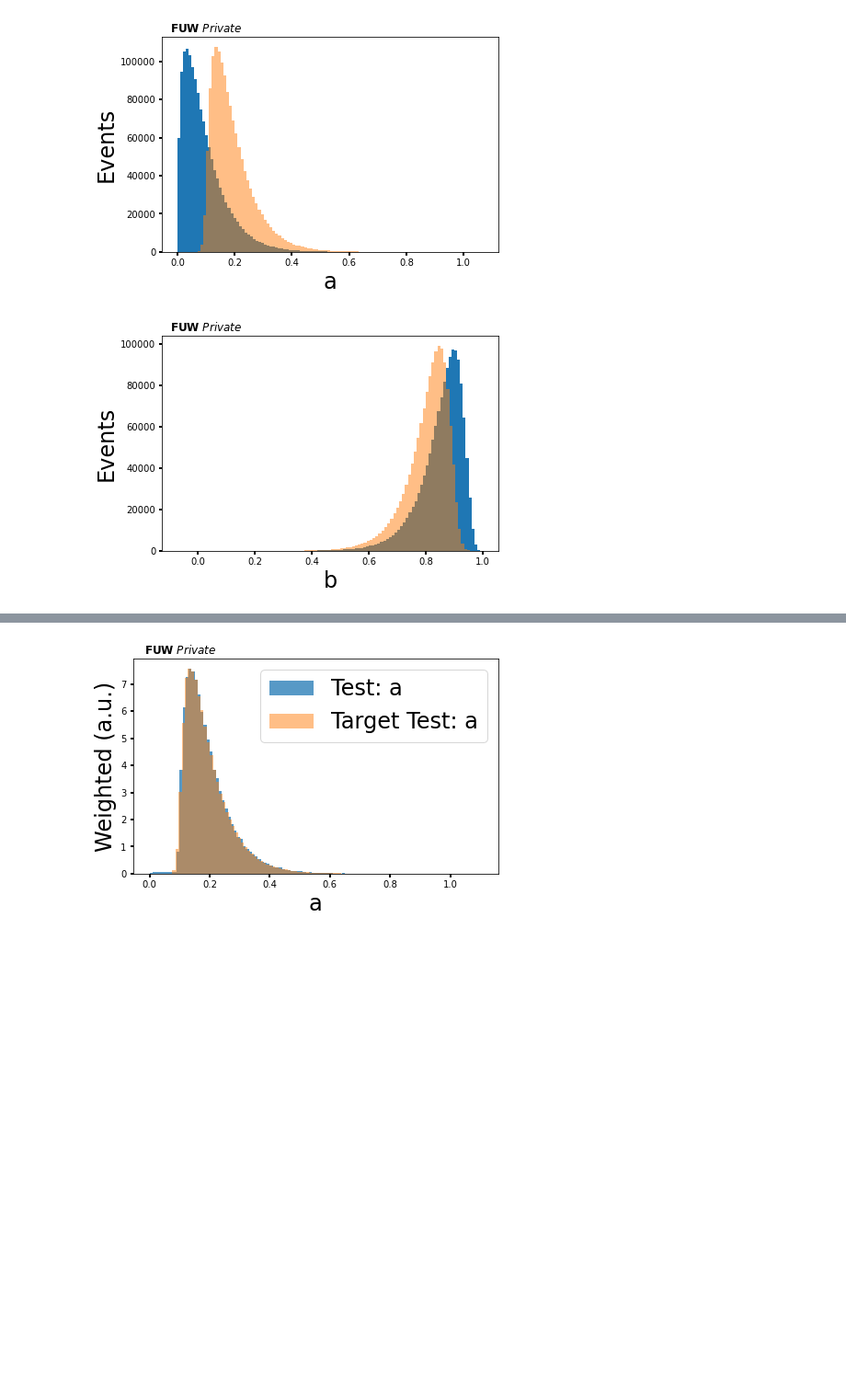
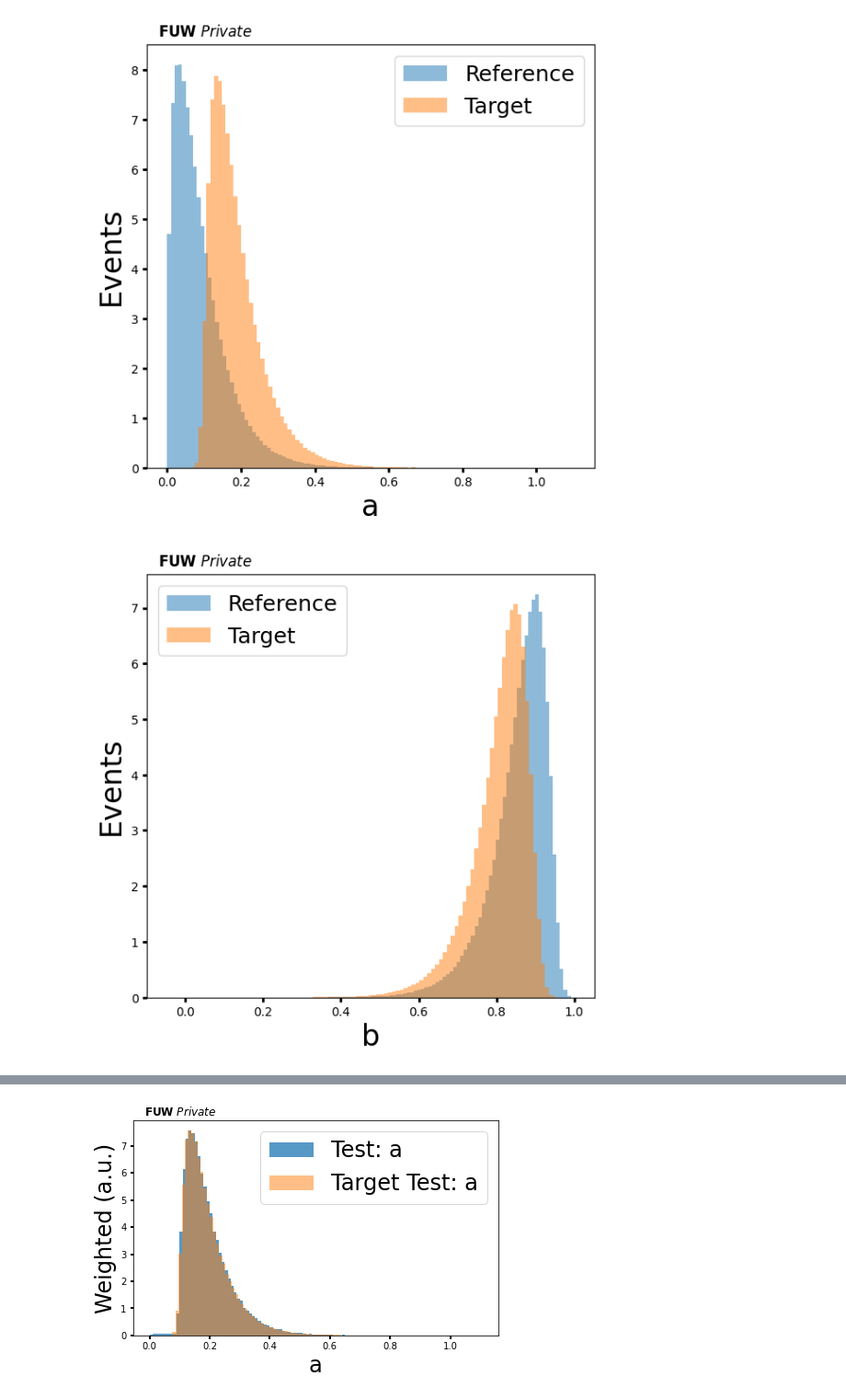
Before and after one commit to mumuhamm/ForNotLevelOne, a Jupyter notebook: Exercise06/samplePreparation.ipynb, the cells around one changed output, grey strips where cells are left out. Shown at 92% size. Cells and saved outputs as stored; diff of their text form; code cells hidden in the pictures; blank space fills up the shorter version.

Commit message:
update plots for final slides

```diff
--- a/Exercise06/samplePreparation.ipynb
+++ b/Exercise06/samplePreparation.ipynb
@@ -38,13 +40,17 @@ sample1 = MinMaxScaler((0, 1)).fit_transform(sample1.reshape(-1, 1)).reshape(-1)
 sample1_target = sample1 + 0.1 + 0.01 * np.random.normal(size=sample1.shape)
 sample1_train, sample1_test = train_test_split(sample1, test_size=0.3)
 sample1_target_train, sample1_target_test = train_test_split(sample1_target, test_size=0.3)
-plt.hist(sample1_train, bins=100)
-plt.hist(sample1_target_train, bins=100, alpha=0.5)
+plt.figure(figsize=(6, 6))
+plt.hist(sample1_train,label='Reference', bins=100,density=1, alpha=0.5)
+plt.hist(sample1_target_train, label='Target', bins=100, alpha=0.5,density=1)
 plt.text(0.13, 1.02, r'$\mathbf{FUW}$ $\mathit{Private}$', transform=plt.gca().transAxes, fontsize=12, ha='center', bbox=dict(facecolor='none', edgecolor='none', boxstyle='square'))
-plt.tight_layout()
 plt.xlabel('a', fontsize=24)
 plt.ylabel('Events', fontsize=24)
+plt.tight_layout()
 plt.tick_params(width=2, grid_alpha=0.5)
+plt.legend(markerscale=50)
+plt.legend(loc='best')
+plt.legend(fontsize=18)
 plt.savefig('sample_a.pdf', bbox_inches='tight')
 plt.savefig('sample_a.png', dpi=300, bbox_inches='tight')
 plt.show()
@@ -57,13 +63,17 @@ sample2 = MinMaxScaler((0, 1)).fit_transform(sample2.reshape(-1, 1)).reshape(-1)
 sample2_target = sample2 - 0.05 + 0.01 * np.random.normal(size=sample2.shape)
 sample2_train, sample2_test = train_test_split(sample2, test_size=0.3)
 sample2_target_train, sample2_target_test = train_test_split(sample2_target, test_size=0.3)
-plt.hist(sample2_train, bins=100)
-plt.hist(sample2_target_train, bins=100, alpha=0.5)
+plt.figure(figsize=(6, 6))
+plt.hist(sample2_train, label='Reference', bins=100,density=1, alpha=0.5)
+plt.hist(sample2_target_train, label='Target', bins=100,density=1, alpha=0.5)
 plt.text(0.13, 1.02, r'$\mathbf{FUW}$ $\mathit{Private}$', transform=plt.gca().transAxes, fontsize=12, ha='center', bbox=dict(facecolor='none', edgecolor='none', boxstyle='square'))
-plt.tight_layout()
 plt.xlabel('b', fontsize=24)
 plt.ylabel('Events', fontsize=24)
+plt.tight_layout()
 plt.tick_params(width=2, grid_alpha=0.5)
+plt.legend(markerscale=50)
+plt.legend(loc='best')
+plt.legend(fontsize=18)
 plt.savefig('sample_b.pdf', bbox_inches='tight')
 plt.savefig('sample_b.png', dpi=300, bbox_inches='tight')
 plt.show()
@@ -75,39 +85,49 @@ sample3_target = QuantileTransformer(output_distribution='normal').fit_transform
 sample3_target = MinMaxScaler((0, 1)).fit_transform(sample3_target.reshape(-1, 1)).reshape(-1)
 sample3_train, sample3_test = train_test_split(sample3, test_size=0.3)
 sample3_target_train, sample3_target_test = train_test_split(sample3_target, test_size=0.3)
-plt.hist(sample3_train, bins=100)
-plt.hist(sample3_target_train, bins=100, alpha=0.5)
+plt.figure(figsize=(6, 6))
+plt.hist(sample3_train, label='Reference', bins=100,density=1)
+plt.hist(sample3_target_train, label='Target', bins=100,density=1, alpha=0.5)
 plt.text(0.13, 1.02, r'$\mathbf{FUW}$ $\mathit{Private}$', transform=plt.gca().transAxes, fontsize=12, ha='center', bbox=dict(facecolor='none', edgecolor='none', boxstyle='square'))
-plt.tight_layout()
 plt.xlabel('x', fontsize=24)
 plt.ylabel('Events', fontsize=24)
+plt.tight_layout()
 plt.tick_params(width=2, grid_alpha=0.5)
+plt.legend(markerscale=50)
+plt.legend(loc='best')
+plt.legend(fontsize=18)
 plt.savefig('sample_x.pdf', bbox_inches='tight')
 plt.savefig('sample_x.png', dpi=300, bbox_inches='tight')
 plt.show()
 
 
 sample4 = np.log1p(sample1) + np.log1p(sample2) - np.log1p(sample1 * sample2) + 0.05
 sample4 = MinMaxScaler((0, 1)).fit_transform(sample4.reshape(-1, 1)).reshape(-1)
 sample4_target = np.log1p(sample1_target) + np.log1p(sample2_target) - np.log1p(sample1_target * sample2_target) + 0.05
 sample4_target = QuantileTransformer(output_distribution='normal').fit_transform(sample4_target.reshape(-1, 1)).reshape(-1)
 sample4_target = MinMaxScaler((0, 1)).fit_transform(sample4_target.reshape(-1, 1)).reshape(-1)
 sample4_train, sample4_test = train_test_split(sample4, test_size=0.3)
 sample4_target_train, sample4_target_test = train_test_split(sample4_target, test_size=0.3)
-plt.hist(sample4_train, bins=100)
-plt.hist(sample4_target_train, bins=100, alpha=0.5)
+plt.figure(figsize=(6, 6))
+plt.hist(sample4_train, label='Reference', bins=100,density=1, alpha=0.5)
+plt.hist(sample4_target_train, label='Target', bins=100,density=1, alpha=0.5)
+plt.text(0.13, 1.02, r'$\mathbf{FUW}$ $\mathit{Private}$', transform=plt.gca().transAxes, fontsize=12, ha='center', bbox=dict(facecolor='none', edgecolor='none', boxstyle='square'))
 plt.xlabel('y', fontsize=24)
 plt.ylabel('Events', fontsize=24)
+plt.tight_layout()
 plt.tick_params(width=2, grid_alpha=0.5)
+plt.legend(markerscale=50)
+plt.legend(loc='best')
+plt.legend(fontsize=18)
 plt.savefig('sample_y.pdf', bbox_inches='tight')
 plt.savefig('sample_y.png', dpi=300, bbox_inches='tight')
 plt.show()
 
 df = pd.DataFrame({'a': sample1_train, 'b': sample2_train, 'x': sample3_train, 'y': sample4_train})
 df_target = pd.DataFrame({'a': sample1_target_train, 'b': sample2_target_train, 'x': sample3_target_train, 'y': sample4_target_train})
 
 df_test = pd.DataFrame({'a': sample1_test, 'b': sample2_test, 'x': sample3_test, 'y': sample4_test})
 df_target_test = pd.DataFrame({'a': sample1_target_test, 'b': sample2_target_test, 'x': sample3_target_test, 'y': sample4_target_test})
 # %% [output]
-[figure, old version]
+[figure, new version]
-[figure, old version]
+[figure, new version]
```
Also changed, not shown: parts of 3 cells of this notebook, 8 other files.
